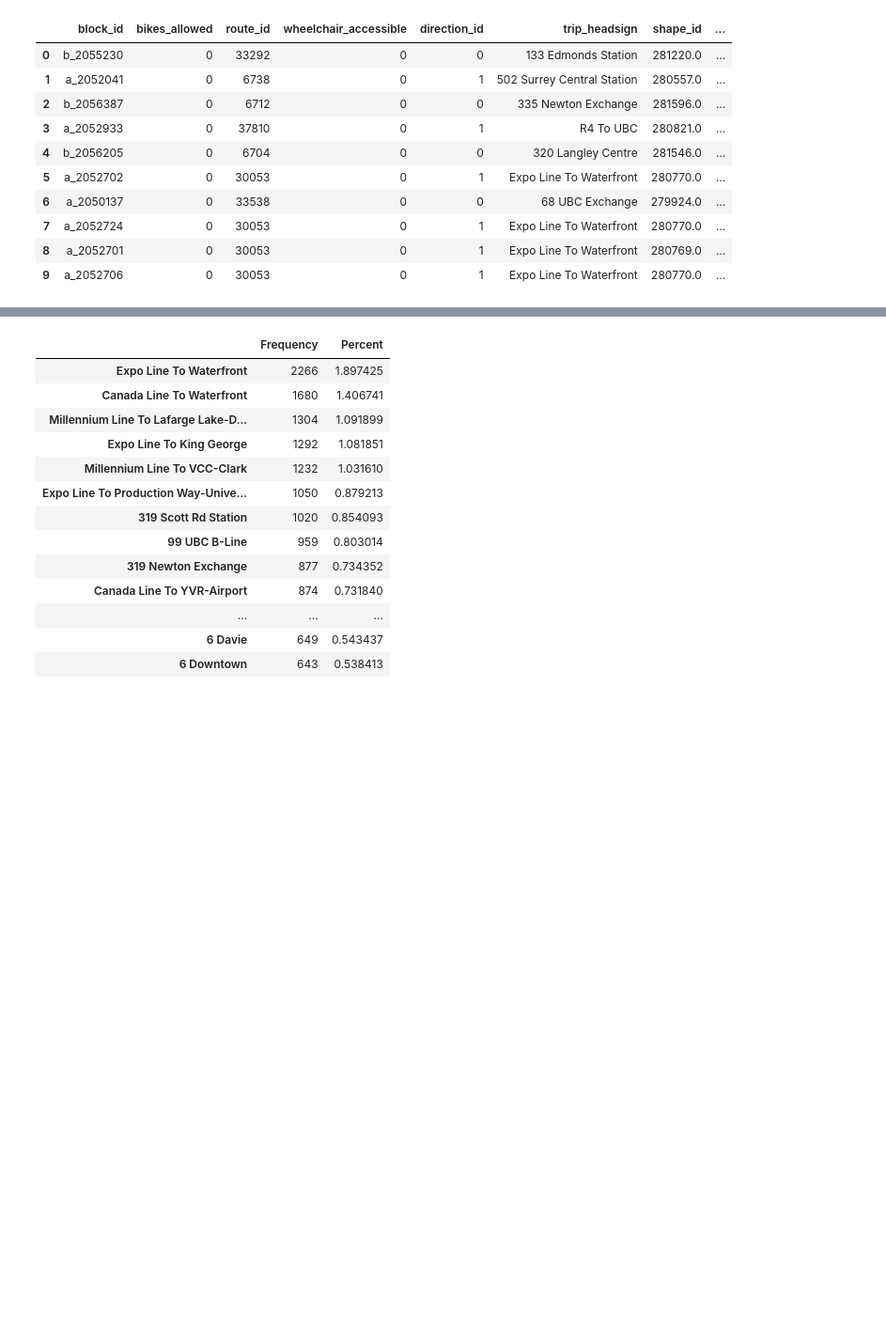
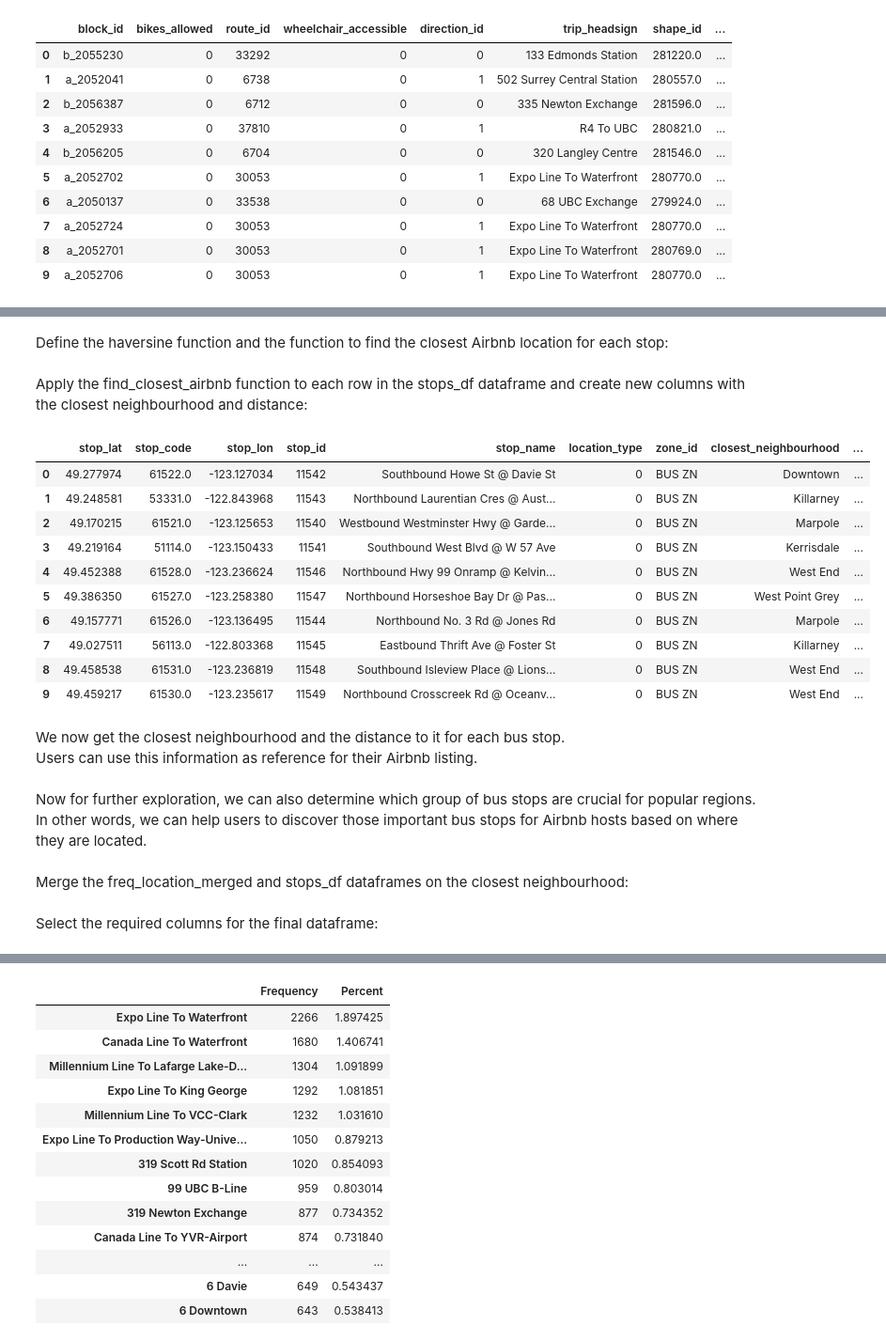
Before and after one commit to StellaLii/Airbnb-Project, a Jupyter notebook: Q1/EDA_1.ipynb, the cells around one changed output, grey strips where cells are left out. Shown at 94% size. Cells and saved outputs as stored; diff of their text form; code cells hidden in the pictures; blank space fills up the shorter version.

```diff
--- a/Q1/EDA_1.ipynb
+++ b/Q1/EDA_1.ipynb
@@ -531,3 +582,5 @@ stops_df.head(10)
 | 7 | 49.027511 | 56113.0 | -122.803368 | 11545 | NaN | NaN | NaN | Eastbound Thrift Ave @ Foster St | 0 | ... |
 | 8 | 49.458538 | 61531.0 | -123.236819 | 11548 | NaN | NaN | NaN | Southbound Isleview Place @ Lions... | 0 | ... |
 | 9 | 49.459217 | 61530.0 | -123.235617 | 11549 | NaN | NaN | NaN | Northbound Crosscreek Rd @ Oceanv... | 0 | ... |
+# %% [markdown]
+Define the haversine function and the function to find the closest Airbnb location for each stop:
@@ -533,0 +610,2 @@ stops_df.head(10)
+# %% [markdown]
+Apply the find_closest_airbnb function to each row in the stops_df dataframe and create new columns with the closest neighbourhood and distance:
@@ -533,0 +622,21 @@ stops_df.head(10)
+# %%
+stops_df.head(10)
+# %% [output]
+|  | stop_lat | stop_code | stop_lon | stop_id | stop_name | location_type | zone_id | closest_neighbourhood | ... |
+| 0 | 49.277974 | 61522.0 | -123.127034 | 11542 | Southbound Howe St @ Davie St | 0 | BUS ZN | Downtown | ... |
+| 1 | 49.248581 | 53331.0 | -122.843968 | 11543 | Northbound Laurentian Cres @ Aust... | 0 | BUS ZN | Killarney | ... |
+| 2 | 49.170215 | 61521.0 | -123.125653 | 11540 | Westbound Westminster Hwy @ Garde... | 0 | BUS ZN | Marpole | ... |
+| 3 | 49.219164 | 51114.0 | -123.150433 | 11541 | Southbound West Blvd @ W 57 Ave | 0 | BUS ZN | Kerrisdale | ... |
+| 4 | 49.452388 | 61528.0 | -123.236624 | 11546 | Northbound Hwy 99 Onramp @ Kelvin... | 0 | BUS ZN | West End | ... |
+| 5 | 49.386350 | 61527.0 | -123.258380 | 11547 | Northbound Horseshoe Bay Dr @ Pas... | 0 | BUS ZN | West Point Grey | ... |
+| 6 | 49.157771 | 61526.0 | -123.136495 | 11544 | Northbound No. 3 Rd @ Jones Rd | 0 | BUS ZN | Marpole | ... |
+| 7 | 49.027511 | 56113.0 | -122.803368 | 11545 | Eastbound Thrift Ave @ Foster St | 0 | BUS ZN | Killarney | ... |
+| 8 | 49.458538 | 61531.0 | -123.236819 | 11548 | Southbound Isleview Place @ Lions... | 0 | BUS ZN | West End | ... |
+| 9 | 49.459217 | 61530.0 | -123.235617 | 11549 | Northbound Crosscreek Rd @ Oceanv... | 0 | BUS ZN | West End | ... |
+# %% [markdown]
+We now get the closest neighbourhood and the distance to it for each bus stop.<br>
+Users can use this information as reference for their Airbnb listing.
+# %% [markdown]
+Now for further exploration, we can also determine which group of bus stops are crucial for popular regions. In other words, we can help users to discover those important bus stops for Airbnb hosts based on where they are located.
+# %% [markdown]
+Merge the freq_location_merged and stops_df dataframes on the closest neighbourhood:
@@ -533,0 +645,2 @@ stops_df.head(10)
+# %% [markdown]
+Select the required columns for the final dataframe:
```
Also changed, not shown: parts of 26 cells of this notebook.
